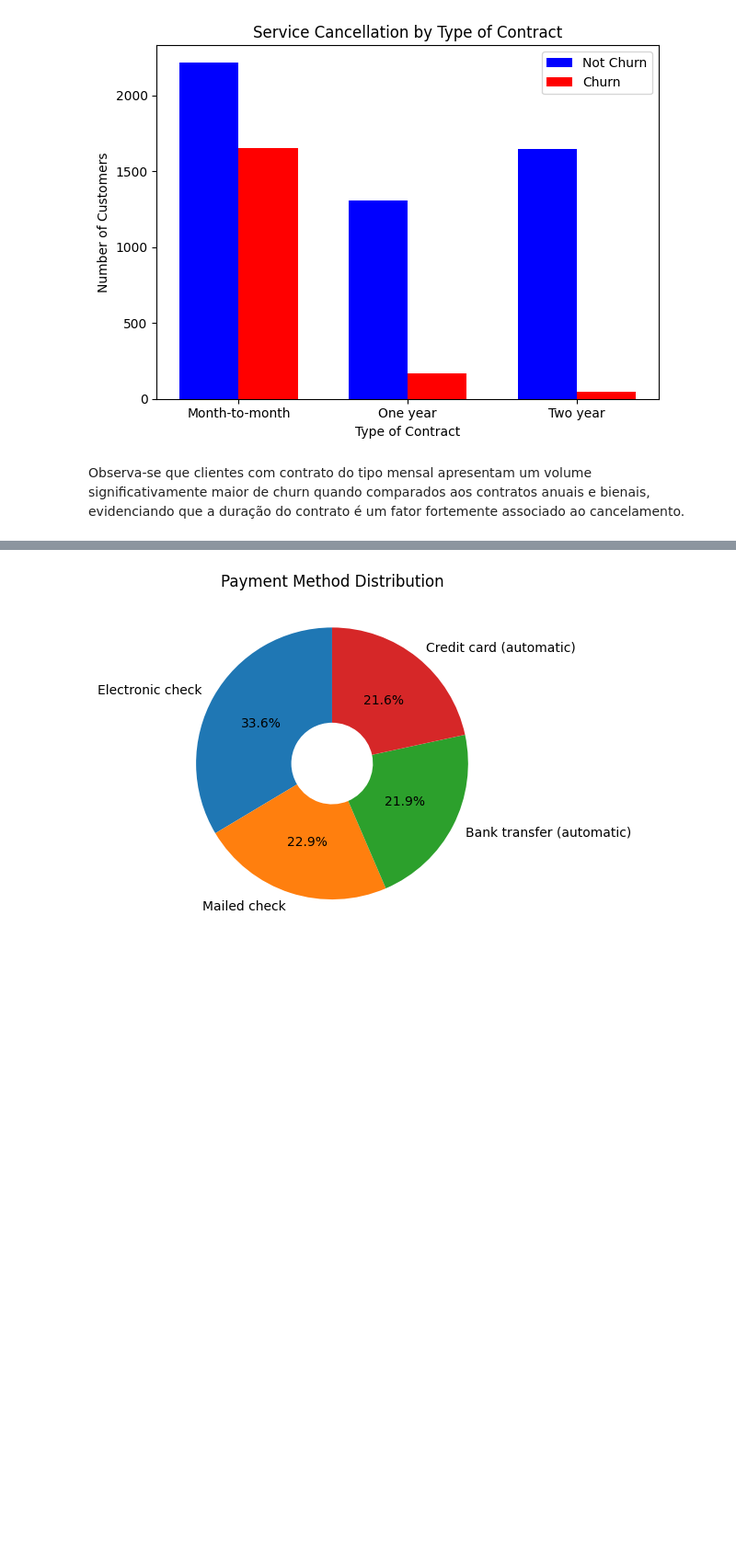
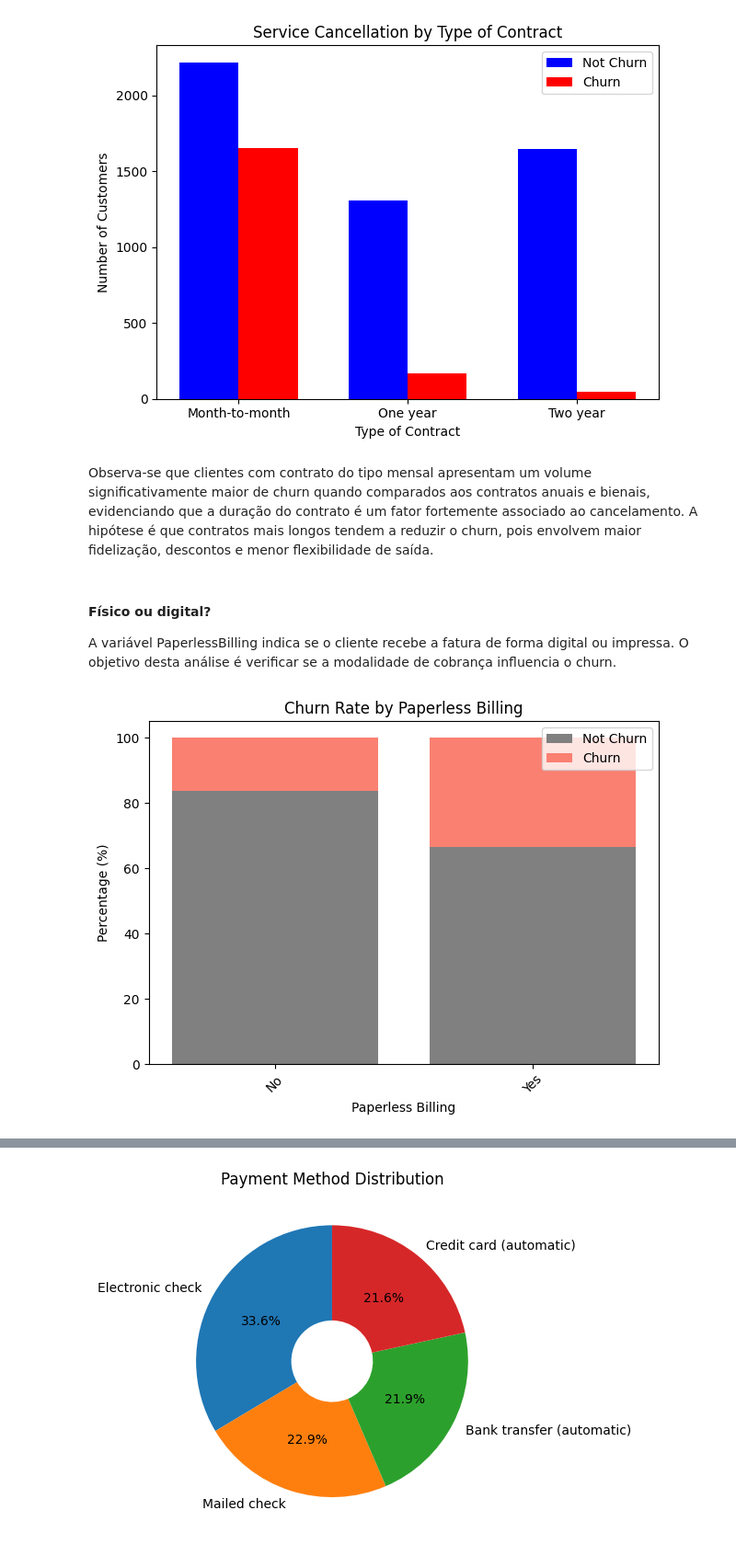
Before and after one commit to ramonvfs/eda_telco_customer_churn, a Jupyter notebook: eda_telco_customer_churn.ipynb, the cells around one changed output, grey strips where cells are left out. Shown: that part at 92% size. Saved outputs shown, nothing was run; the diff lists cells and outputs as text; code cells hidden in the pictures; blank space fills up the shorter version.

```diff
--- a/eda_telco_customer_churn.ipynb
+++ b/eda_telco_customer_churn.ipynb
@@ -193,4 +253,38 @@ plt.show()
 # %% [output]
 [figure]
 # %% [markdown]
-Observa-se que clientes com contrato do tipo mensal apresentam um volume significativamente maior de churn quando comparados aos contratos anuais e bienais, evidenciando que a duração do contrato é um fator fortemente associado ao cancelamento.
+Observa-se que clientes com contrato do tipo mensal apresentam um volume significativamente maior de churn quando comparados aos contratos anuais e bienais, evidenciando que a duração do contrato é um fator fortemente associado ao cancelamento. A hipótese é que contratos mais longos tendem a reduzir o churn, pois envolvem maior fidelização, descontos e menor flexibilidade de saída.
+# %% [markdown]
+#### Físico ou digital?
+
+A variável PaperlessBilling indica se o cliente recebe a fatura de forma digital ou impressa. O objetivo desta análise é verificar se a modalidade de cobrança influencia o churn.
+# %%
+paperless_billing = (
+    df.groupby("PaperlessBilling")["Churn"]
+    .value_counts()
+    .unstack()
+)
+# %%
+# Porcentagem de churn por método de pagamento
+paperless_billing_pct = paperless_billing.div(paperless_billing.sum(axis=1), axis=0) * 100
+
+plt.figure()
+
+plt.bar(paperless_billing_pct.index, paperless_billing_pct["No"], label="Not Churn", color='gray')
+plt.bar(
+    paperless_billing_pct.index,
+    paperless_billing_pct["Yes"],
+    bottom=paperless_billing_pct["No"],
+    label="Churn",
+    color='salmon'
+)
+
+plt.xlabel("Paperless Billing")
+plt.ylabel("Percentage (%)")
+plt.title("Churn Rate by Paperless Billing")
+plt.xticks(rotation=45)
+plt.legend()
+plt.tight_layout()
+plt.show()
+# %% [output]
+[figure, added]
```
Also changed, not shown: parts of 37 cells of this notebook.
